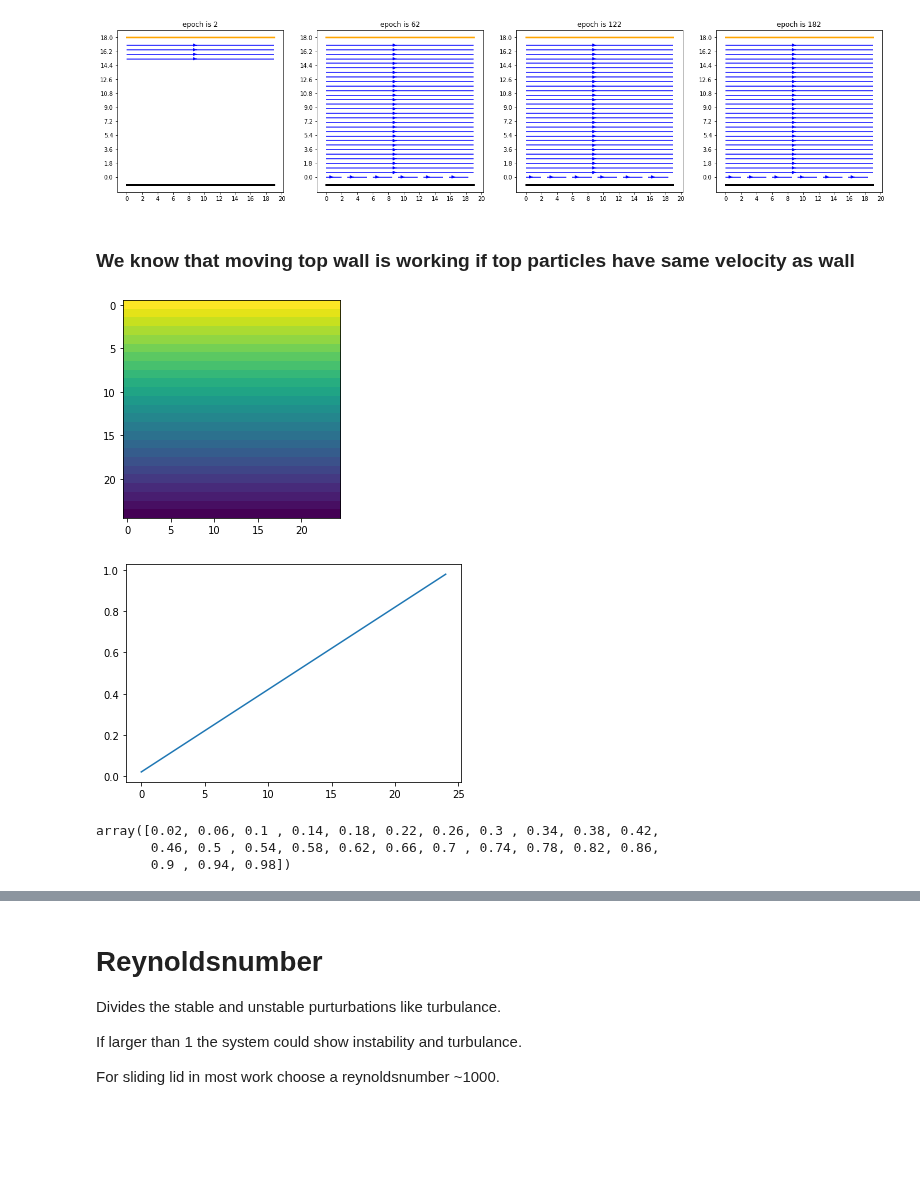
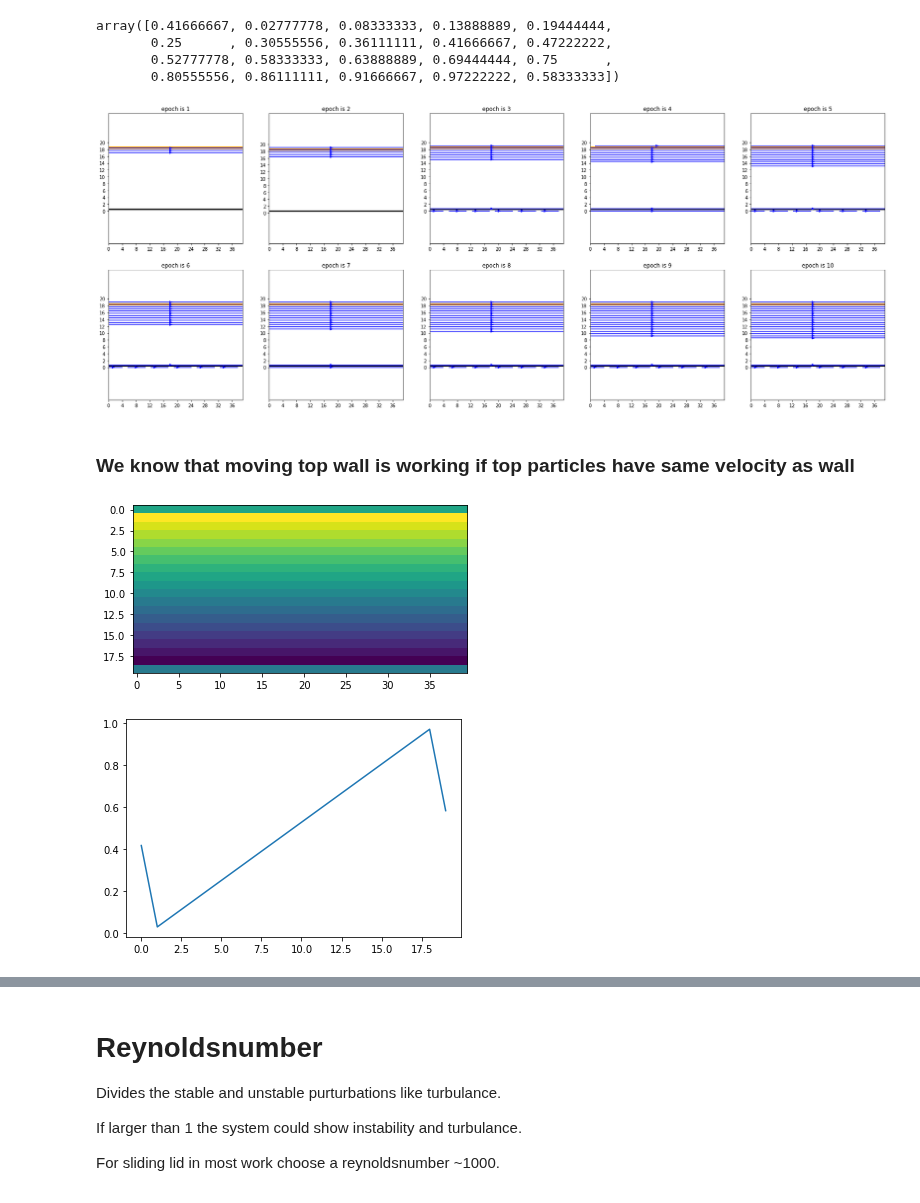
Before and after one commit to jonas27/pylbm, a Jupyter notebook: milestones/m4/m4.ipynb, the cells around one changed output, grey strips where cells are left out. Drawn from its saved outputs; the diff is of its cells as text; code cells hidden in the pictures; blank space fills up the shorter version.

```diff
--- a/milestones/m4/m4.ipynb
+++ b/milestones/m4/m4.ipynb
@@ -51,28 +6,37 @@ for t in range(epochs):
+# %%
+x_dim, y_dim = 40, 20
+velocities = m4_helpers.m4_1(x_dim=x_dim, y_dim=y_dim, epochs=10000, omega=0.5)
+# %%
+u_aij_max = velocities[len(velocities)-1][0]
+u_aij_max[0,0,:]
+# %% [output]
+array([0.41666667, 0.02777778, 0.08333333, 0.13888889, 0.19444444,
+       0.25      , 0.30555556, 0.36111111, 0.41666667, 0.47222222,
+       0.52777778, 0.58333333, 0.63888889, 0.69444444, 0.75      ,
+       0.80555556, 0.86111111, 0.91666667, 0.97222222, 0.58333333])
 # %%
-import m4_helpers
 fig = plt.figure(figsize=(30,30))
-m4_helpers()
+fig = m4_helpers.m4_1_fig(fig, x_dim=x_dim, y_dim=y_dim, velocities=velocities)
+
+
 # plt.close()
 # %% [output]
-[figure, old version]
+[figure, new version]
 # %% [markdown]
 ### We know that moving top wall is working if top particles have same velocity as wall
 # %%
 # plt.axis('off')
-plt.imshow(np.rot90(u_aij[0,:,:]))
+plt.imshow(np.rot90(u_aij_max[0,:,:]))
 plt.show()
 plt.close()
 
 
 # plt.axis('off')
-plt.plot(np.arange(j_dim),u_aij[0,0,:])
+plt.plot(np.arange(20),u_aij_max[0,0,:])
 plt.show()
 plt.close()
 
-u_aij[0,0,:]
+# u_aij[0,0,:]
 # %% [output]
-[figure, old version]
+[figure, new version]
-[figure, old version]
+[figure, new version]
-array([0.02, 0.06, 0.1 , 0.14, 0.18, 0.22, 0.26, 0.3 , 0.34, 0.38, 0.42,
-       0.46, 0.5 , 0.54, 0.58, 0.62, 0.66, 0.7 , 0.74, 0.78, 0.82, 0.86,
-       0.9 , 0.94, 0.98])
```
Also changed, not shown: parts of 4 cells of this notebook, 3 other files.
